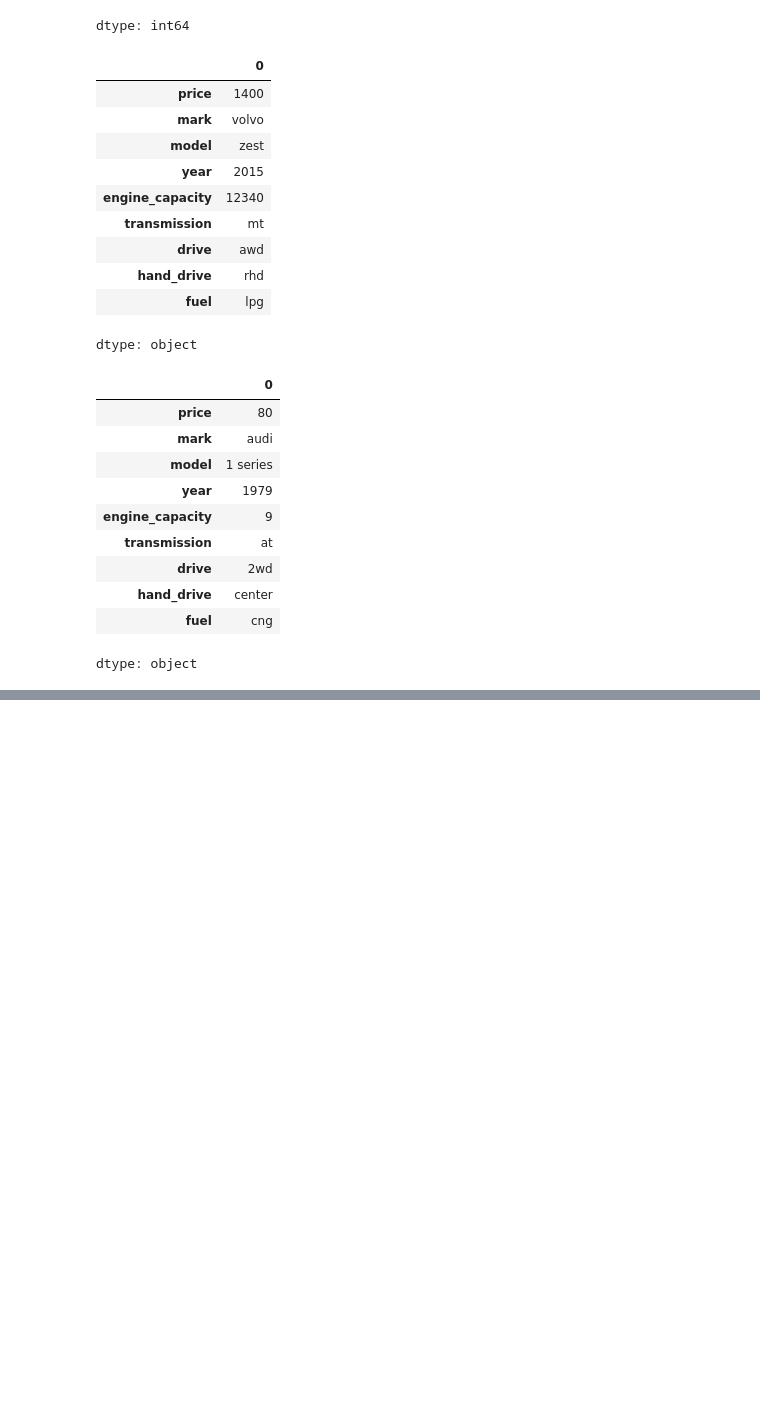
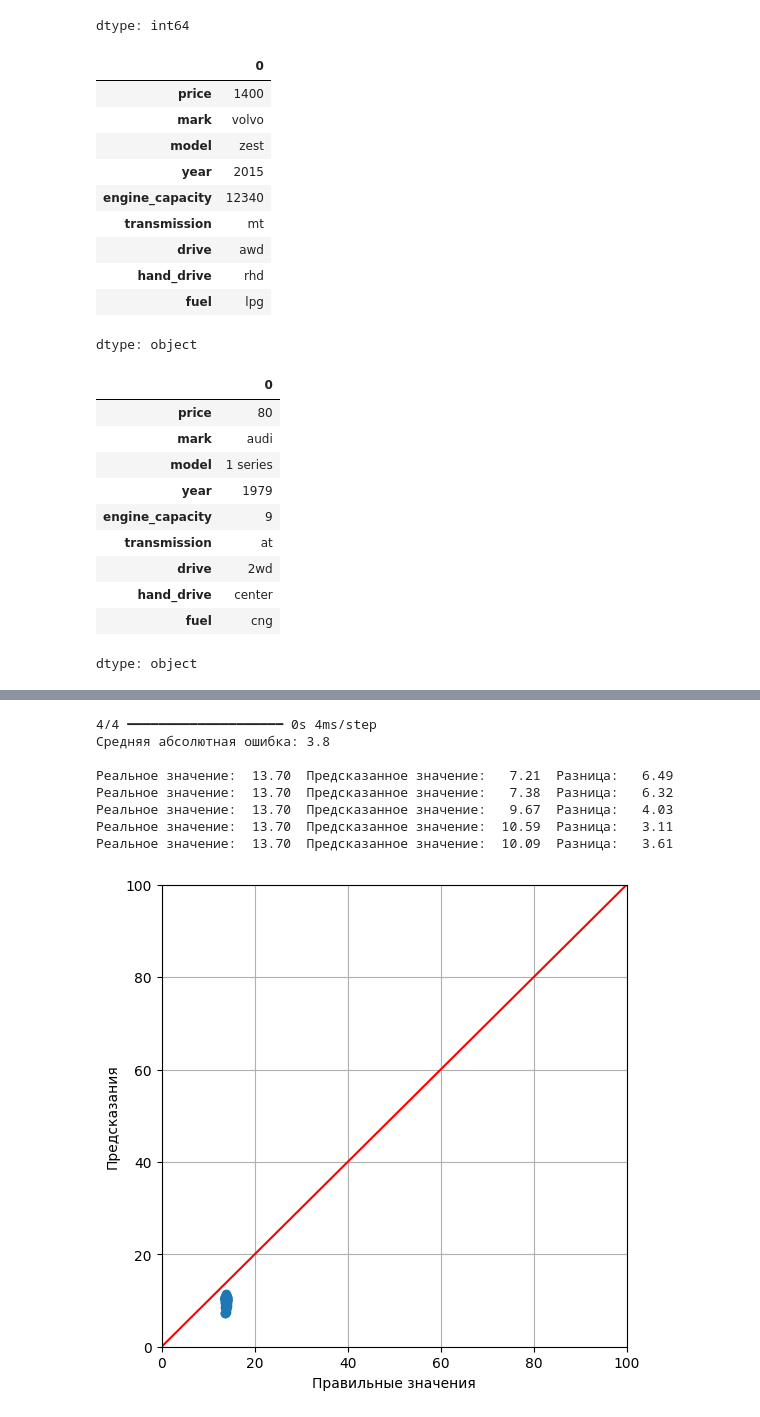
Before and after one commit to Maxxx-VS/The-Founder, a Jupyter notebook: 22_3_Японские_машины.ipynb, the cells around one changed output, grey strips where cells are left out. Cells and saved outputs as stored; diff of their text form; code cells hidden in the pictures; blank space fills up the shorter version.

```diff
--- a/22_3_Японские_машины.ipynb
+++ b/22_3_Японские_машины.ipynb
@@ -407,3 +425,9 @@ def get_train_data(dataFrame):
 # %%
 # Формирование выборки из загруженного набора данных
 x_train, y_train = get_train_data(cars)
+# %%
+# Для нормализации данных используется готовый инструмент
+y_scaler = StandardScaler()
+
+# Нормализация выходных данных по стандартному нормальному распределению
+y_train_scaled = y_scaler.fit_transform(y_train)
@@ -409,0 +500,32 @@ x_train, y_train = get_train_data(cars)
+# %%
+pred = model.predict([x_train[2200:2300]])  # Предсказание на новых данных (контрольный образец)
+
+pred = y_scaler.inverse_transform(pred)    # Обратная нормированию процедура
+
+
+print('Средняя абсолютная ошибка:', round(mean_absolute_error(pred, y_train[2200:2300]), 1), '\n') # расчет средней абсолютной ошибки
+
+for i in range(5):
+    print('Реальное значение: {:6.2f}  Предсказанное значение: {:6.2f}  Разница: {:6.2f}'.format(y_train[2200:2300][i, 0],
+                                                                                                pred[i, 0],
+                                                                                                abs(y_train[2200:2300][i, 0] - pred[i, 0])))
+fig, ax = plt.subplots(figsize=(6, 6))
+
+ax.scatter(y_train[2200:2300], pred)          # Отрисовка точечного графика
+ax.set_xlim(0, 100)                           # Ограничение оси по x
+ax.set_ylim(0, 100)                           # Ограничение оси по x
+ax.plot(plt.xlim(), plt.ylim(), 'r')          # Отрисовка диагональной линии
+plt.xlabel('Правильные значения')
+plt.ylabel('Предсказания')
+plt.grid()
+plt.show()
+# %% [output]
+4/4 ━━━━━━━━━━━━━━━━━━━━ 0s 4ms/step
+Средняя абсолютная ошибка: 3.8
+
+Реальное значение:  13.70  Предсказанное значение:   7.21  Разница:   6.49
+Реальное значение:  13.70  Предсказанное значение:   7.38  Разница:   6.32
+Реальное значение:  13.70  Предсказанное значение:   9.67  Разница:   4.03
+Реальное значение:  13.70  Предсказанное значение:  10.59  Разница:   3.11
+Реальное значение:  13.70  Предсказанное значение:  10.09  Разница:   3.61
+[figure, added]
```
Also changed, not shown: parts of 10 cells of this notebook.
